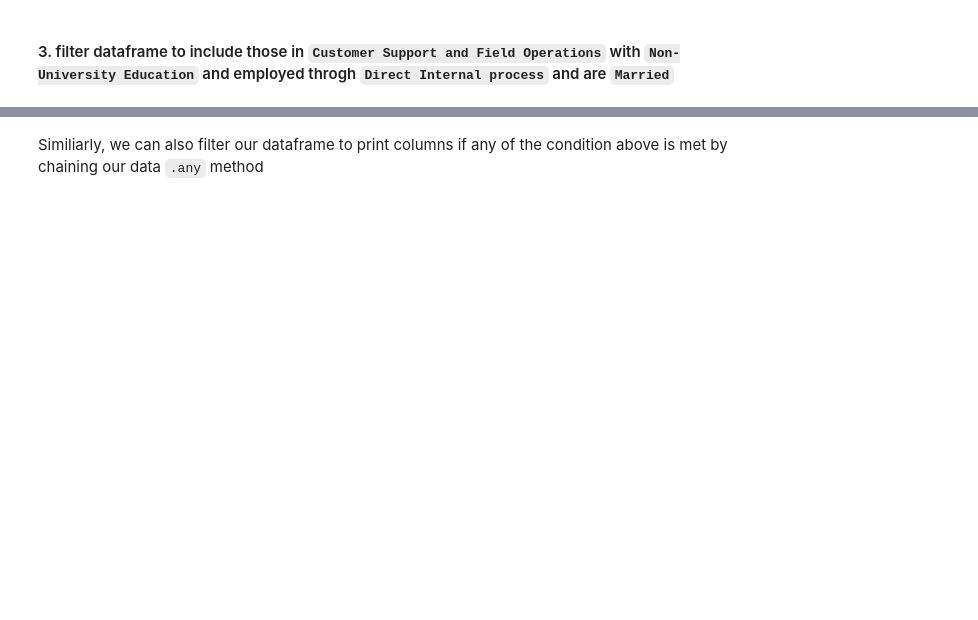
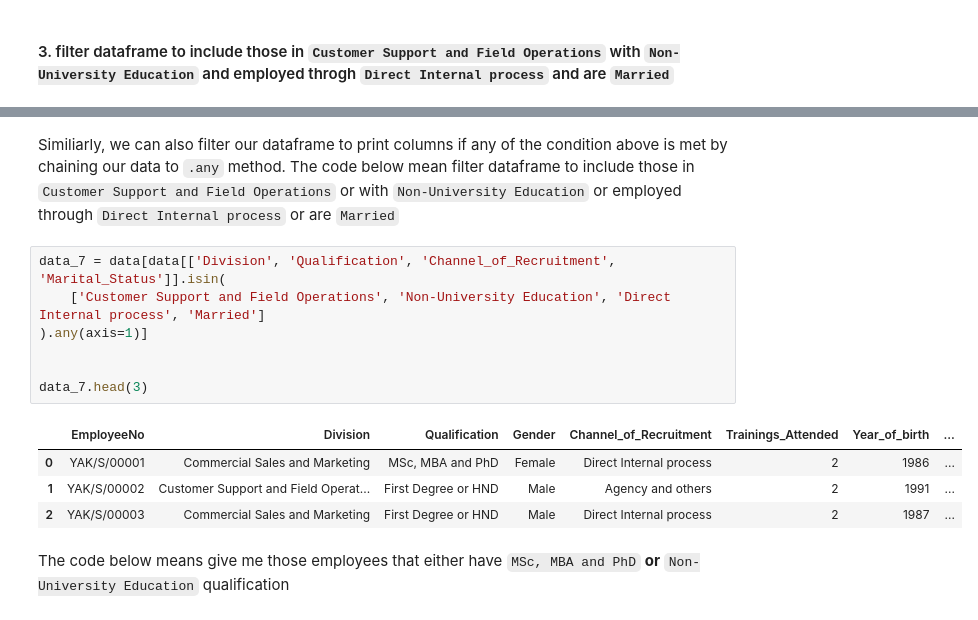
Before and after one commit to Arnold-git/Technical-Writing, a Jupyter notebook: Pandas isin method/pandas-isin-method.ipynb, the cells around one changed output, grey strips where cells are left out. Cells and saved outputs as stored; diff of their text form; blank space fills up the shorter version.

```diff
--- a/Pandas isin method/pandas-isin-method.ipynb
+++ b/Pandas isin method/pandas-isin-method.ipynb
@@ -172,4 +172,18 @@ data_6.tail(4)
 | 37660 | YAK/S/53819 | Customer Support and Field Operat... | Non-University Education | Male | Direct Internal process | 2 | 1997 | ... |
 | 38296 | YAK/S/54783 | Customer Support and Field Operat... | Non-University Education | Male | Direct Internal process | 3 | 1995 | ... |
 # %% [markdown]
-Similiarly, we can also filter our dataframe to print columns if any of the condition above is met by chaining our data `.any` method
+Similiarly, we can also filter our dataframe to print columns if any of the condition above is met by chaining our data to `.any` method. The code below mean filter dataframe to include those in `Customer Support and Field Operations` or with `Non-University Education` or employed through `Direct Internal process` or are `Married`
+# %%
+data_7 = data[data[['Division', 'Qualification', 'Channel_of_Recruitment', 'Marital_Status']].isin(
+    ['Customer Support and Field Operations', 'Non-University Education', 'Direct Internal process', 'Married']
+).any(axis=1)]
+
+
+data_7.head(3)
+# %% [output]
+|  | EmployeeNo | Division | Qualification | Gender | Channel_of_Recruitment | Trainings_Attended | Year_of_birth | ... |
+| 0 | YAK/S/00001 | Commercial Sales and Marketing | MSc, MBA and PhD | Female | Direct Internal process | 2 | 1986 | ... |
+| 1 | YAK/S/00002 | Customer Support and Field Operat... | First Degree or HND | Male | Agency and others | 2 | 1991 | ... |
+| 2 | YAK/S/00003 | Commercial Sales and Marketing | First Degree or HND | Male | Direct Internal process | 2 | 1987 | ... |
+# %% [markdown]
+The code below means give me those employees that either have `MSc, MBA and PhD` **or** `Non-University Education` qualification
```
Also changed, not shown: parts of 1 cell of this notebook.
